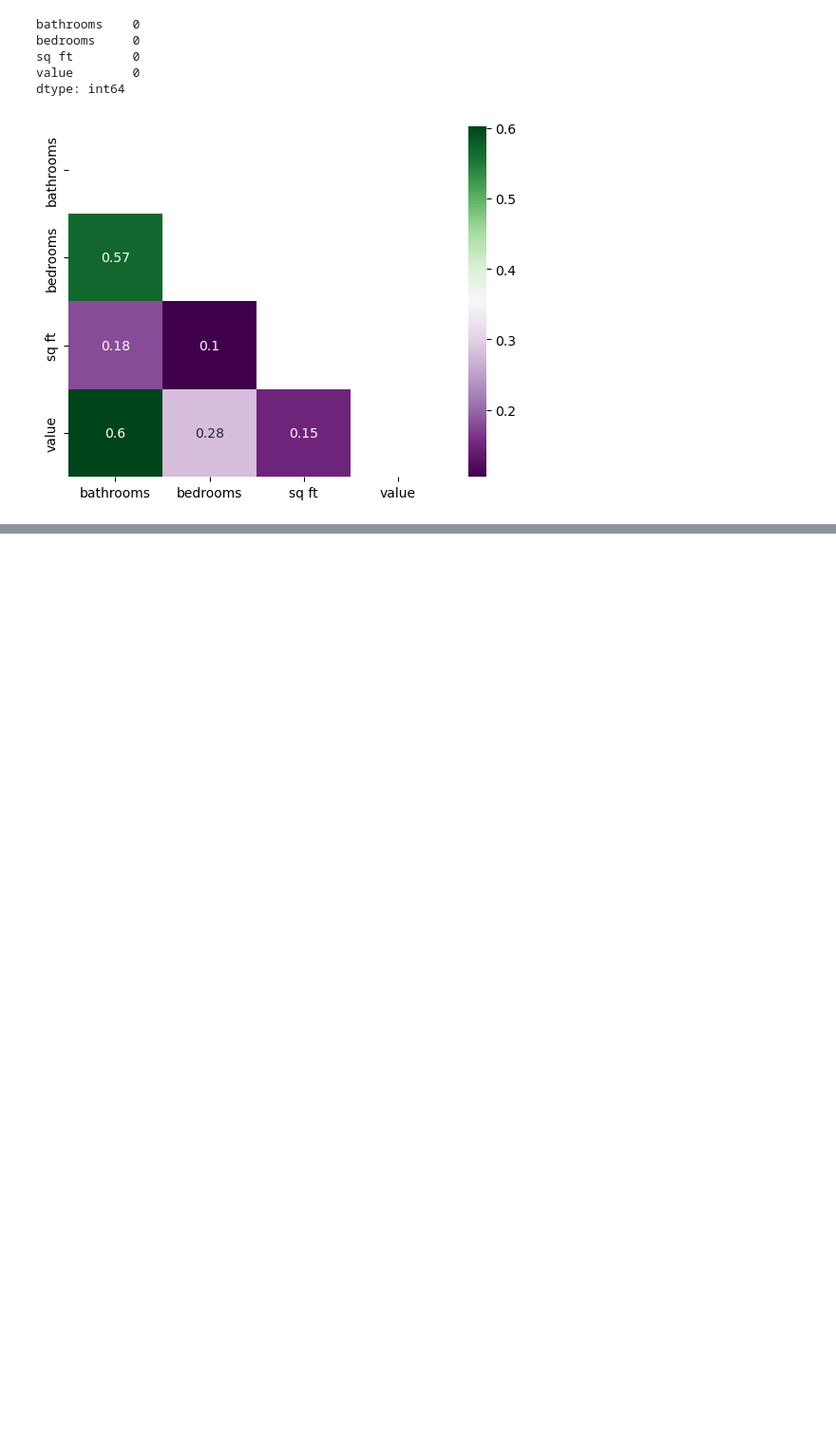
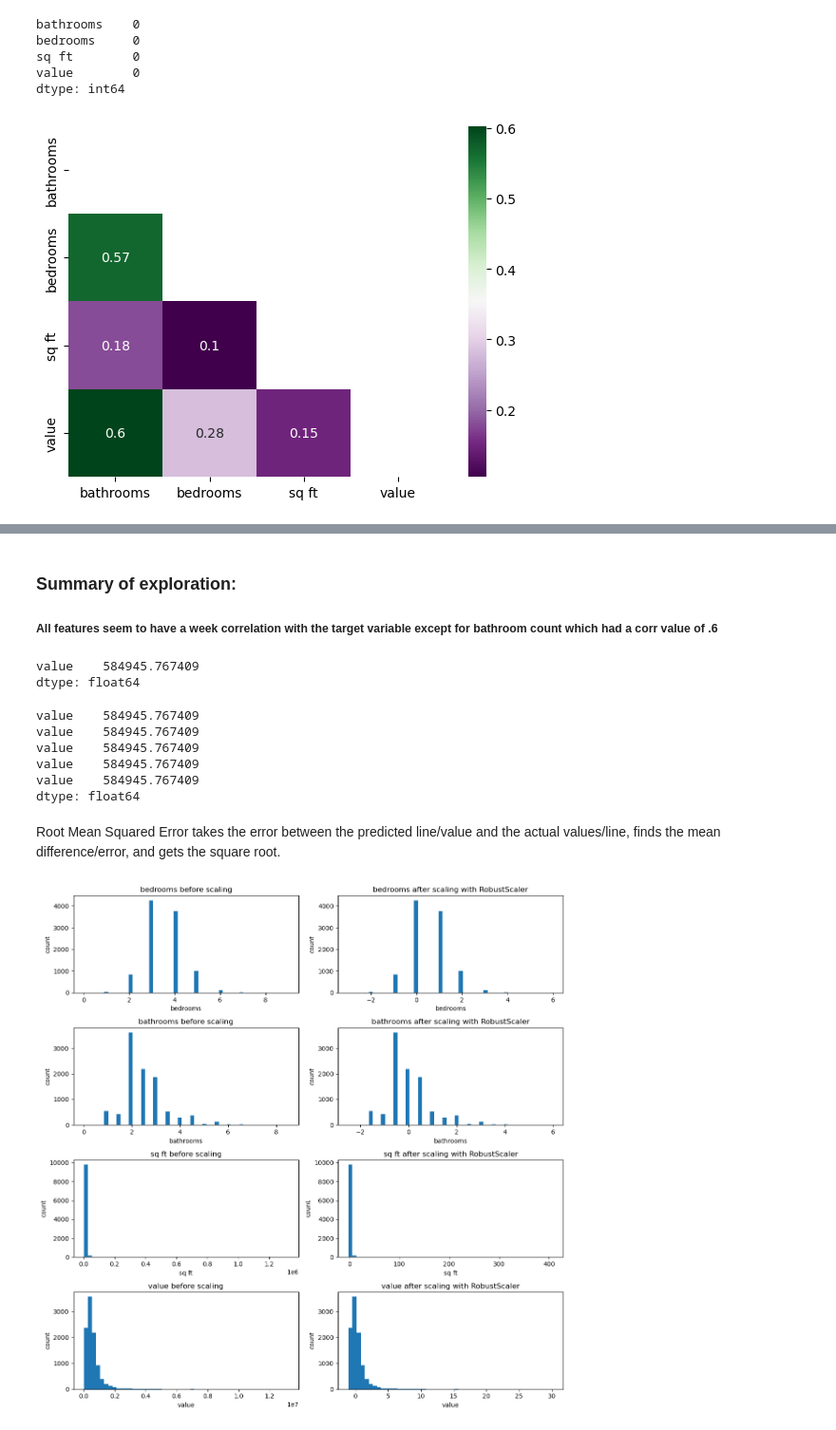
Before and after one commit to Esayas-Asefa/regression-project, a Jupyter notebook: regression-project scrap.ipynb, the cells around one changed output, grey strips where cells are left out. Shown: that part at 95% size. Drawn from its saved outputs; the diff is of its cells as text; code cells hidden in the pictures; blank space fills up the shorter version.

```diff
--- a/regression-project scrap.ipynb
+++ b/regression-project scrap.ipynb
@@ -141,5 +149,9 @@ sns.heatmap(train.corr(), cmap='PRGn', annot=True,
 plt.show()
 # %% [output]
 [figure]
-# %%
-X_train, X_validate, X_test, y_train, y_validate, y_test = acq.train_validate_test_split(X_all, Y)
+# %%
+#Split dataset into two components
+X, Y = acq.split_data_axis(df)
+
+# splitting data into train, validate, and test
+X_train, X_validate, X_test, y_train, y_validate, y_test = acq.train_validate_test_split(X, Y)
@@ -145,0 +171,23 @@ X_train, X_validate, X_test, y_train, y_validate, y_test = acq.train_validate_te
+# %% [markdown]
+### Summary of exploration:
+
+##### All features seem to have a week correlation with the target variable except for bathroom count which had a corr value of .6
+# %%
+#Established Baseline
+
+baseline = y_train.mean()
+baseline
+# %% [output]
+value    584945.767409
+dtype: float64
+# %%
+#RMSE chosen as evaluation metric
+baseline_array = np.repeat(baseline, len(y_train))
+baseline_array[:5]
+# %% [output]
+value    584945.767409
+value    584945.767409
+value    584945.767409
+value    584945.767409
+value    584945.767409
+dtype: float64
@@ -145,0 +202,12 @@ X_train, X_validate, X_test, y_train, y_validate, y_test = acq.train_validate_te
+# %% [markdown]
+Root Mean Squared Error takes the error between the predicted line/value and the actual values/line, finds the mean difference/error, and gets the square root.
+# %%
+# Values Scaled
+
+to_scale = ['bedrooms','bathrooms','sq ft']
+acq.visualize_scaler(scaler=RobustScaler(),
+                 df=train,
+                 columns_to_scale=to_scale,
+                 bins=50)
+# %% [output]
+[figure, added]
```
Also changed, not shown: parts of 23 cells of this notebook, 3 other files.
